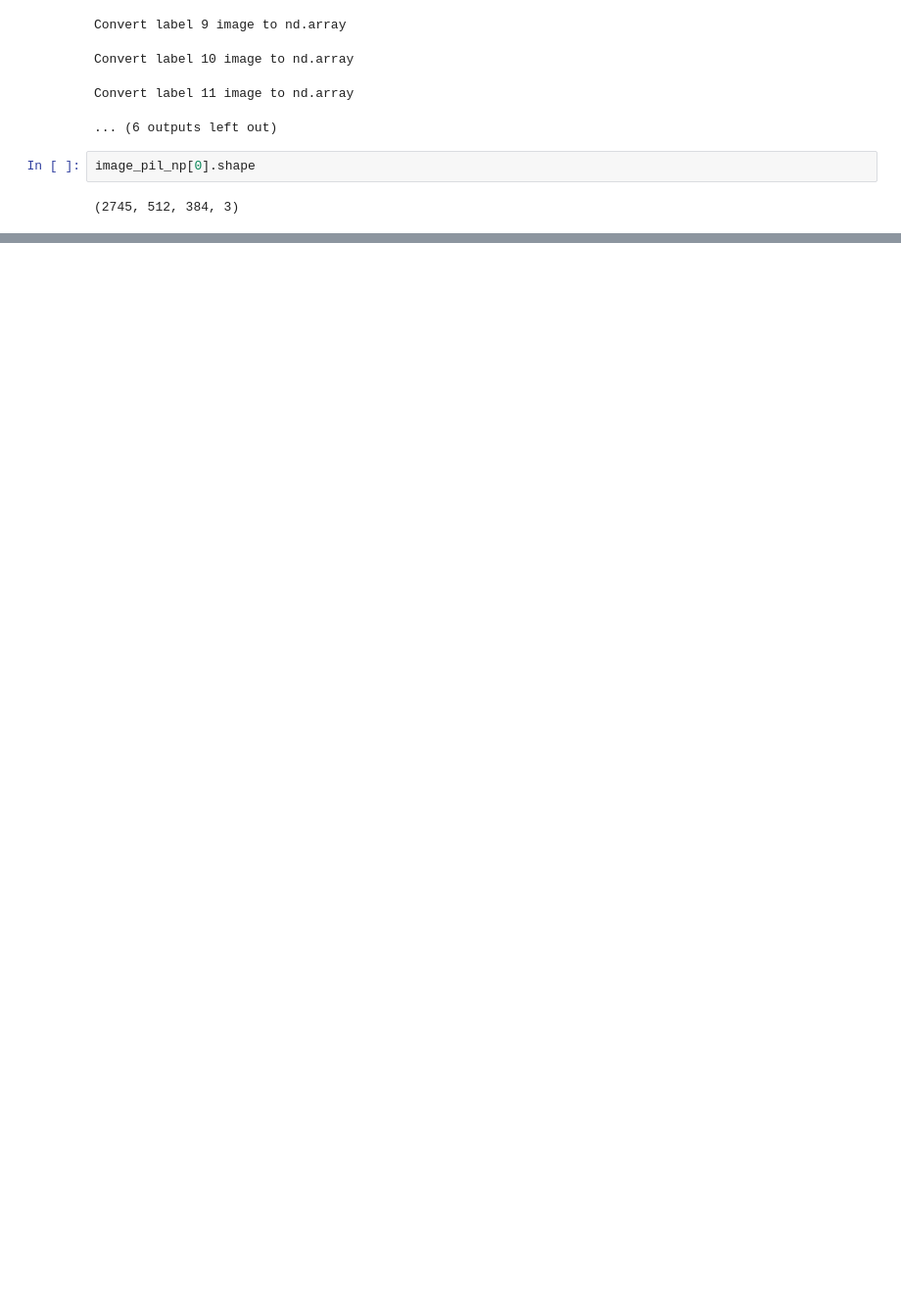
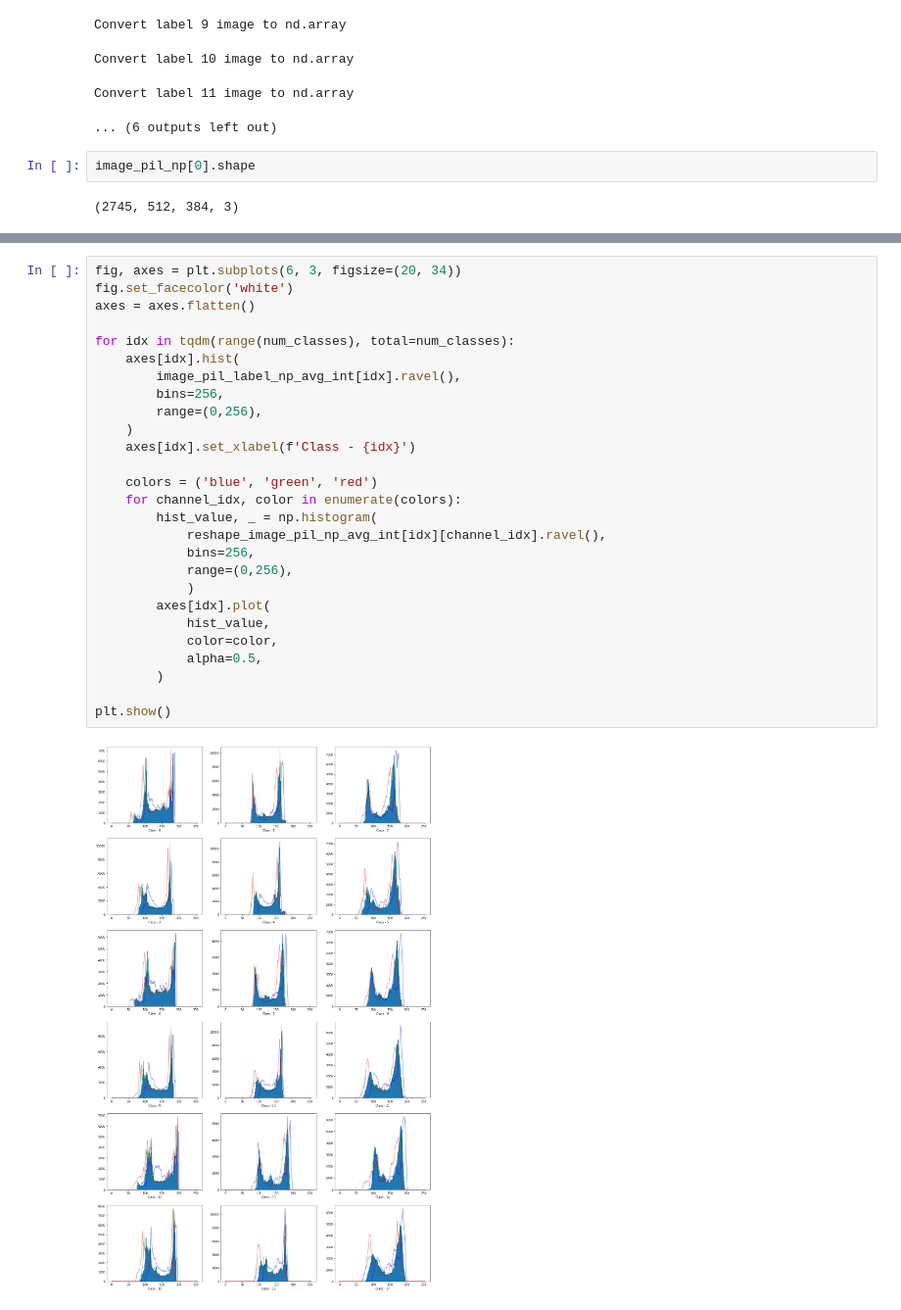
Before and after one commit to boostcampaitech3/level1-image-classification-level1-recsys-13, a Jupyter notebook: GwangSeok/train_EDA.ipynb, the cells around one changed output, grey strips where cells are left out. Shown at 98% size. Saved outputs shown, nothing was run; the diff lists cells and outputs as text; blank space fills up the shorter version.

```diff
--- a/GwangSeok/train_EDA.ipynb
+++ b/GwangSeok/train_EDA.ipynb
@@ -419,0 +447,29 @@ for idx in tqdm(range(18), total=18):
+# %%
+fig, axes = plt.subplots(6, 3, figsize=(20, 34))
+fig.set_facecolor('white')
+axes = axes.flatten()
+
+for idx in tqdm(range(num_classes), total=num_classes):
+    axes[idx].hist(
+        image_pil_label_np_avg_int[idx].ravel(),
+        bins=256,
+        range=(0,256),
+    )
+    axes[idx].set_xlabel(f'Class - {idx}')
+
+    colors = ('blue', 'green', 'red')
+    for channel_idx, color in enumerate(colors):
+        hist_value, _ = np.histogram(
+            reshape_image_pil_np_avg_int[idx][channel_idx].ravel(),
+            bins=256,
+            range=(0,256),
+            )
+        axes[idx].plot(
+            hist_value,
+            color=color,
+            alpha=0.5,
+        )
+
+plt.show()
+# %% [output]
+[figure, added]
```
Also changed, not shown: parts of 10 cells of this notebook.
